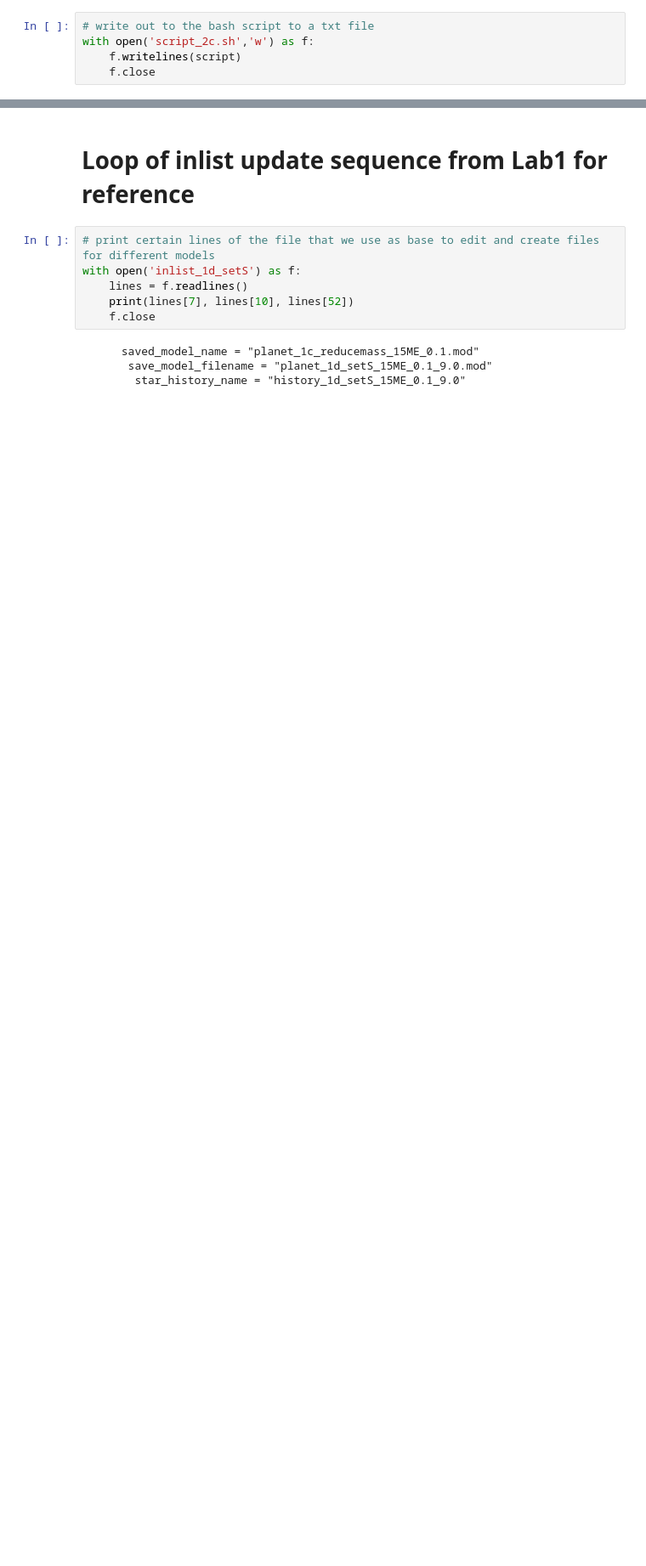
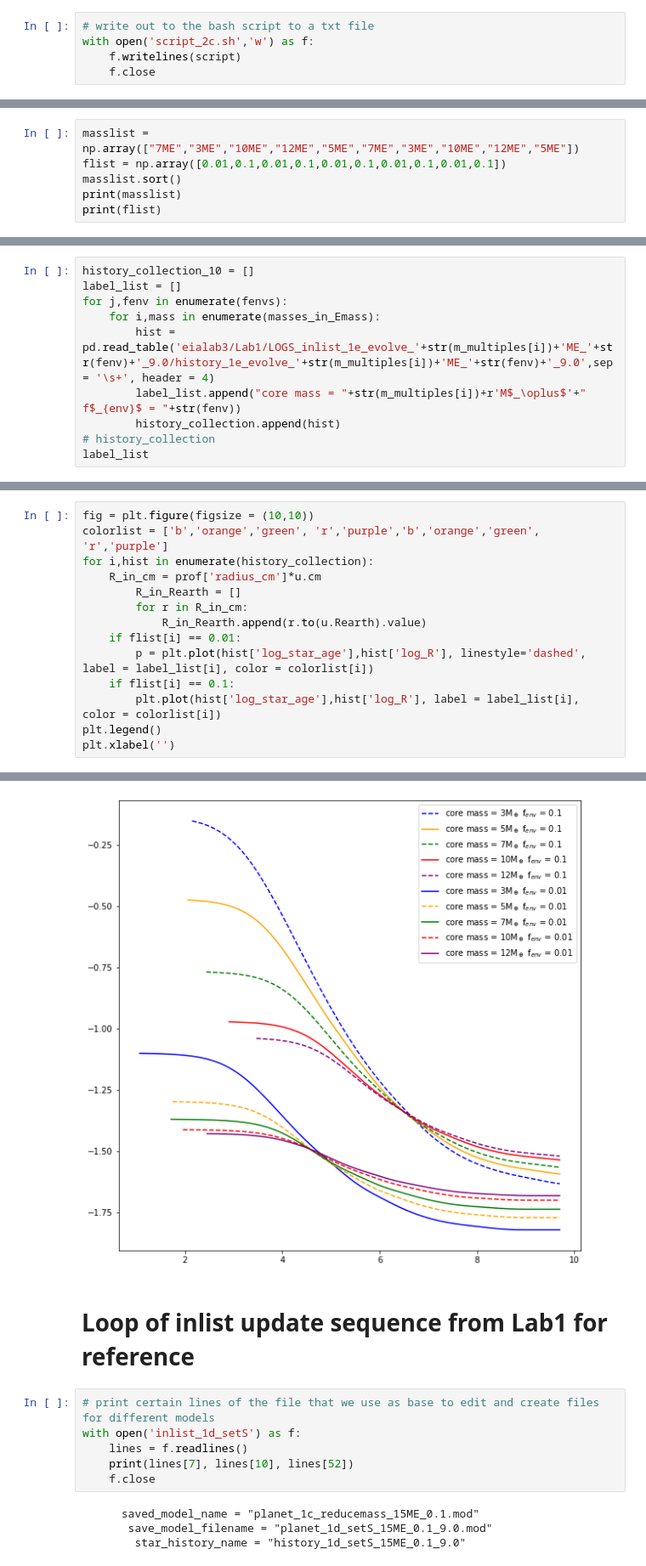
Before and after one commit to aqstrw/eia_lab2, a Jupyter notebook: Lab2_calculations.ipynb, the cells around one changed output, grey strips where cells are left out. Shown at 85% size. Drawn from its saved outputs; the diff is of its cells as text; blank space fills up the shorter version.

```diff
--- a/Lab2_calculations.ipynb
+++ b/Lab2_calculations.ipynb
@@ -318,0 +428,6 @@ with open('script_2c.sh','w') as f:
+# %%
+masslist = np.array(["7ME","3ME","10ME","12ME","5ME","7ME","3ME","10ME","12ME","5ME"])
+flist = np.array([0.01,0.1,0.01,0.1,0.01,0.1,0.01,0.1,0.01,0.1])
+masslist.sort()
+print(masslist)
+print(flist)
@@ -318,0 +437,10 @@ with open('script_2c.sh','w') as f:
+# %%
+history_collection_10 = []
+label_list = []
+for j,fenv in enumerate(fenvs):
+    for i,mass in enumerate(masses_in_Emass):
+        hist = pd.read_table('eialab3/Lab1/LOGS_inlist_1e_evolve_'+str(m_multiples[i])+'ME_'+str(fenv)+'_9.0/history_1e_evolve_'+str(m_multiples[i])+'ME_'+str(fenv)+'_9.0',sep = '\s+', header = 4)
+        label_list.append("core mass = "+str(m_multiples[i])+r'M$_\oplus$'+" f$_{env}$ = "+str(fenv))
+        history_collection.append(hist)
+# history_collection
+label_list
@@ -318,0 +466,15 @@ with open('script_2c.sh','w') as f:
+# %%
+fig = plt.figure(figsize = (10,10))
+colorlist = ['b','orange','green', 'r','purple','b','orange','green', 'r','purple']
+for i,hist in enumerate(history_collection):
+    R_in_cm = prof['radius_cm']*u.cm
+        R_in_Rearth = []
+        for r in R_in_cm:
+            R_in_Rearth.append(r.to(u.Rearth).value)
+    if flist[i] == 0.01:
+        p = plt.plot(hist['log_star_age'],hist['log_R'], linestyle='dashed', label = label_list[i], color = colorlist[i])
+    if flist[i] == 0.1:
+        plt.plot(hist['log_star_age'],hist['log_R'], label = label_list[i], color = colorlist[i])
+plt.legend()
+plt.xlabel('')
+# %% [output]
@@ -319,3 +482,4 @@ with open('script_2c.sh','w') as f:
+[figure, added]
 # %% [markdown]
 # Loop of inlist update sequence from Lab1 for reference
 # %%
```
Also changed, not shown: parts of 24 cells of this notebook, 3 other files.
